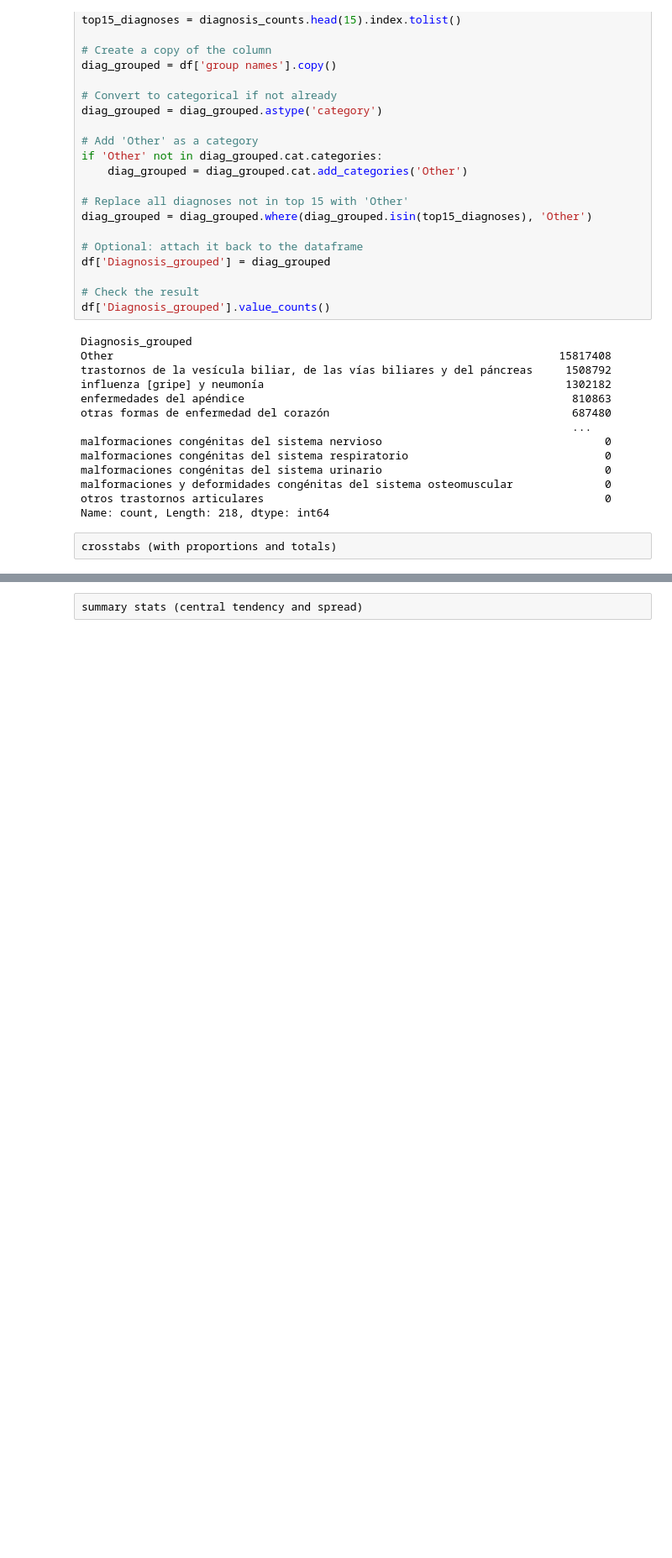
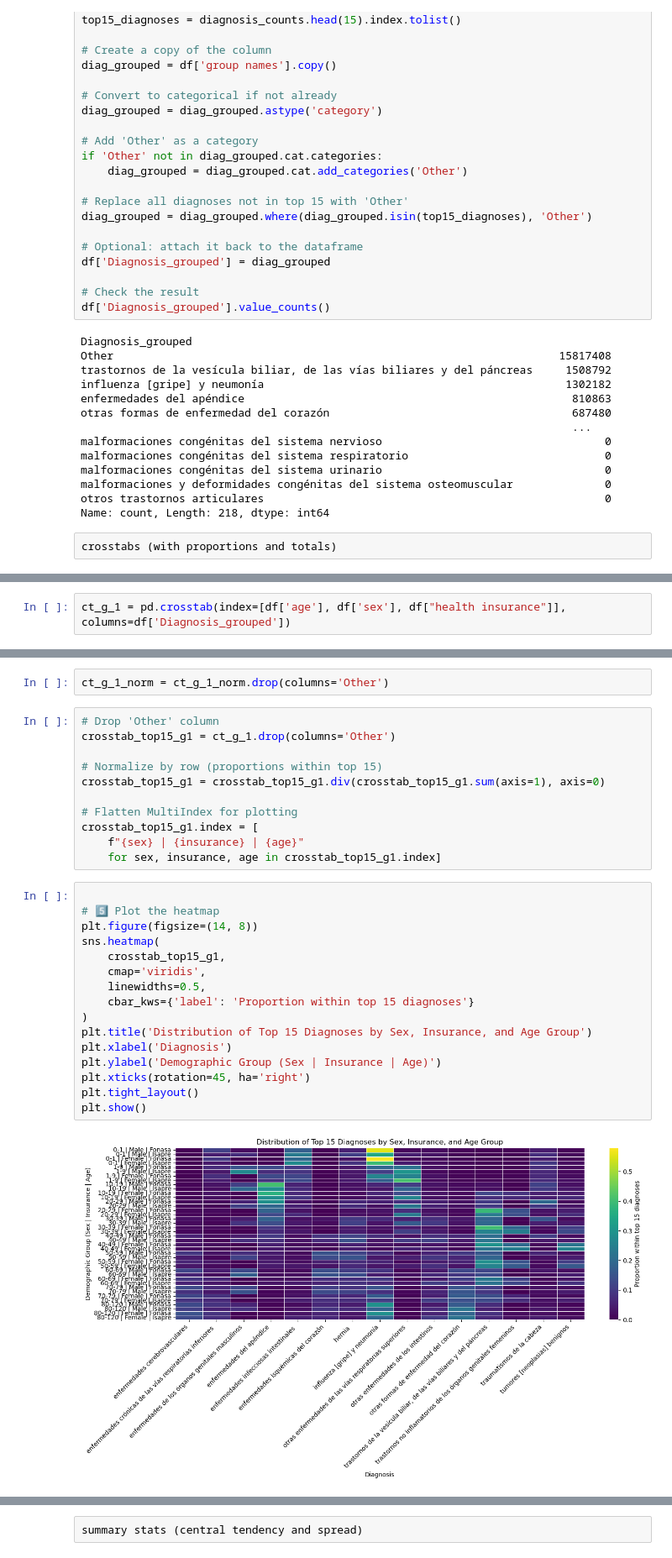
Before and after one commit to mirkopodunavak1996/EDAHospDischarges_Chile2001-2024, a Jupyter notebook: notebooks/General_Analysis_2001-2024_Multivariate(3).ipynb, the cells around one changed output, grey strips where cells are left out. Shown at 84% size. Cells and saved outputs as stored; diff of their text form; blank space fills up the shorter version.

Commit message:
Crosstab of first group of variables is done

```diff
--- a/notebooks/General_Analysis_2001-2024_Multivariate(3).ipynb
+++ b/notebooks/General_Analysis_2001-2024_Multivariate(3).ipynb
@@ -282,0 +285,2 @@ crosstabs (with proportions and totals)
+# %%
+ct_g_1 = pd.crosstab(index=[df['age'], df['sex'], df["health insurance"]], columns=df['Diagnosis_grouped'])
@@ -282,0 +337,31 @@ crosstabs (with proportions and totals)
+# %%
+ct_g_1_norm = ct_g_1_norm.drop(columns='Other')
+# %%
+# Drop 'Other' column
+crosstab_top15_g1 = ct_g_1.drop(columns='Other')
+
+# Normalize by row (proportions within top 15)
+crosstab_top15_g1 = crosstab_top15_g1.div(crosstab_top15_g1.sum(axis=1), axis=0)
+
+# Flatten MultiIndex for plotting
+crosstab_top15_g1.index = [
+    f"{sex} | {insurance} | {age}"
+    for sex, insurance, age in crosstab_top15_g1.index]
+# %%
+
+# 5️⃣ Plot the heatmap
+plt.figure(figsize=(14, 8))
+sns.heatmap(
+    crosstab_top15_g1,
+    cmap='viridis',
+    linewidths=0.5,
+    cbar_kws={'label': 'Proportion within top 15 diagnoses'}
+)
+plt.title('Distribution of Top 15 Diagnoses by Sex, Insurance, and Age Group')
+plt.xlabel('Diagnosis')
+plt.ylabel('Demographic Group (Sex | Insurance | Age)')
+plt.xticks(rotation=45, ha='right')
+plt.tight_layout()
+plt.show()
+# %% [output]
+[figure, added]
```
Also changed, not shown: parts of 8 cells of this notebook.
